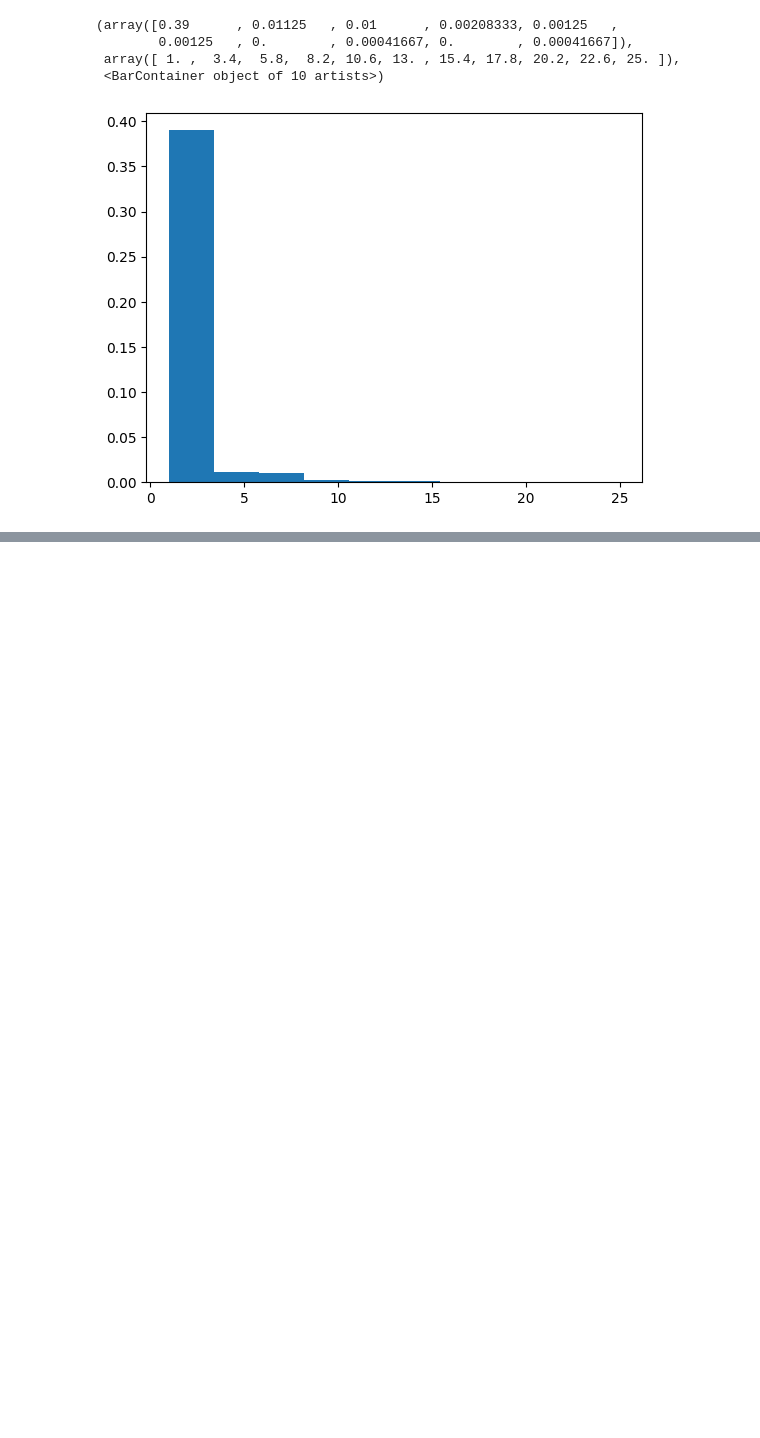
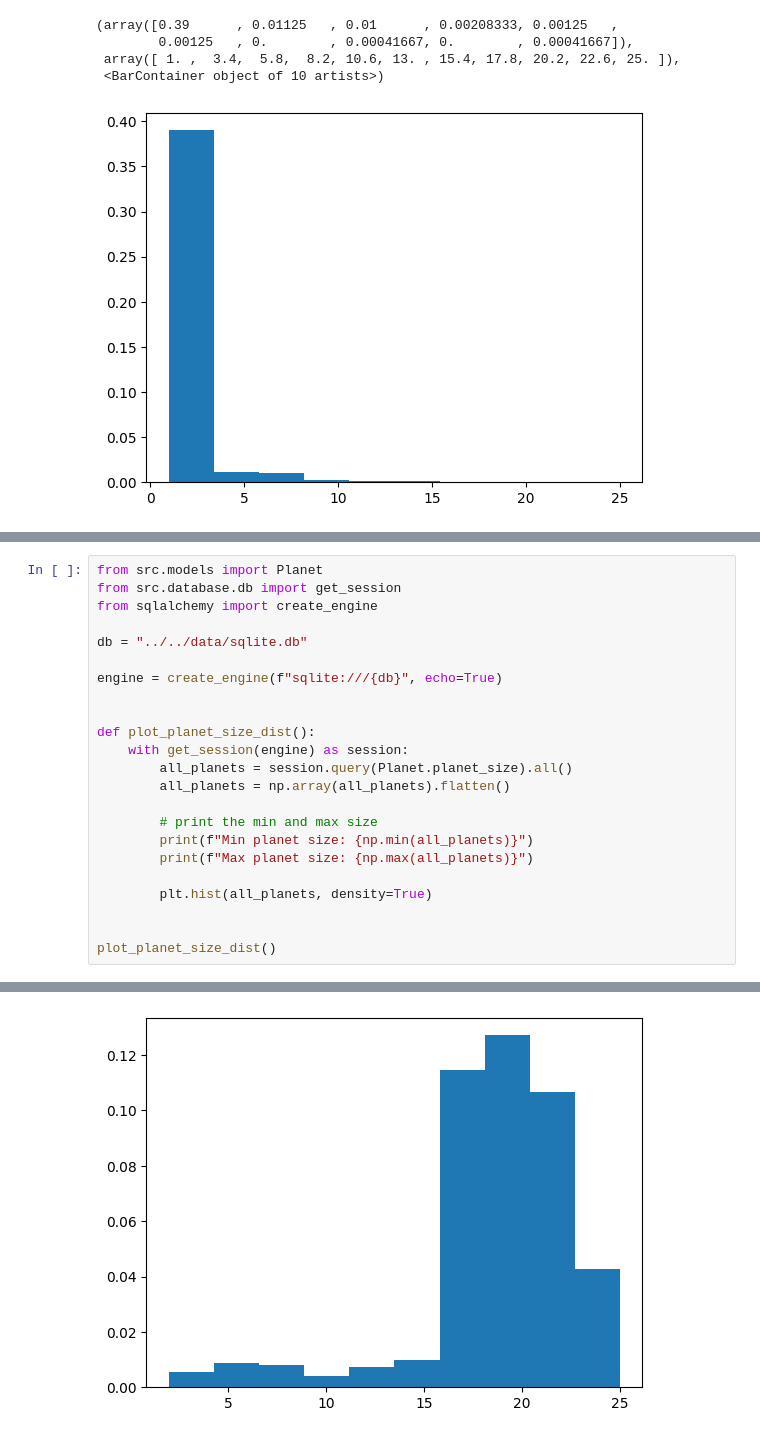
Before and after one commit to alexdaiii/spaceships-database, a Jupyter notebook: src/scratch/plot_pdf.ipynb, the cells around one changed output, grey strips where cells are left out. Saved outputs shown, nothing was run; the diff lists cells and outputs as text; blank space fills up the shorter version.

```diff
--- a/src/scratch/plot_pdf.ipynb
+++ b/src/scratch/plot_pdf.ipynb
@@ -110,0 +139,24 @@ The slope is [0.03] and the intercept is -7.105427357601002e-15
+# %%
+from src.models import Planet
+from src.database.db import get_session
+from sqlalchemy import create_engine
+
+db = "../../data/sqlite.db"
+
+engine = create_engine(f"sqlite:///{db}", echo=True)
+
+
+def plot_planet_size_dist():
+    with get_session(engine) as session:
+        all_planets = session.query(Planet.planet_size).all()
+        all_planets = np.array(all_planets).flatten()
+
+        # print the min and max size
+        print(f"Min planet size: {np.min(all_planets)}")
+        print(f"Max planet size: {np.max(all_planets)}")
+
+        plt.hist(all_planets, density=True)
+
+
+plot_planet_size_dist()
+# %% [output]
@@ -110,0 +172 @@ The slope is [0.03] and the intercept is -7.105427357601002e-15
+[figure, added]
```
Also changed, not shown: parts of 9 cells of this notebook, 12 other files.
